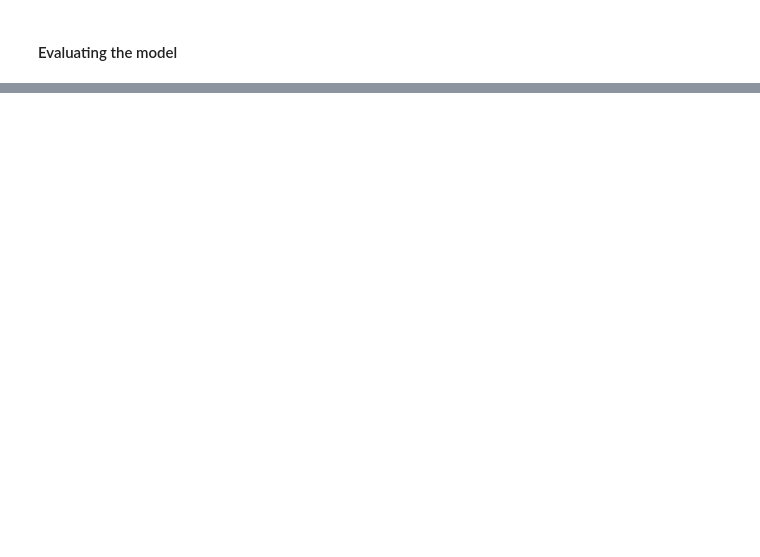
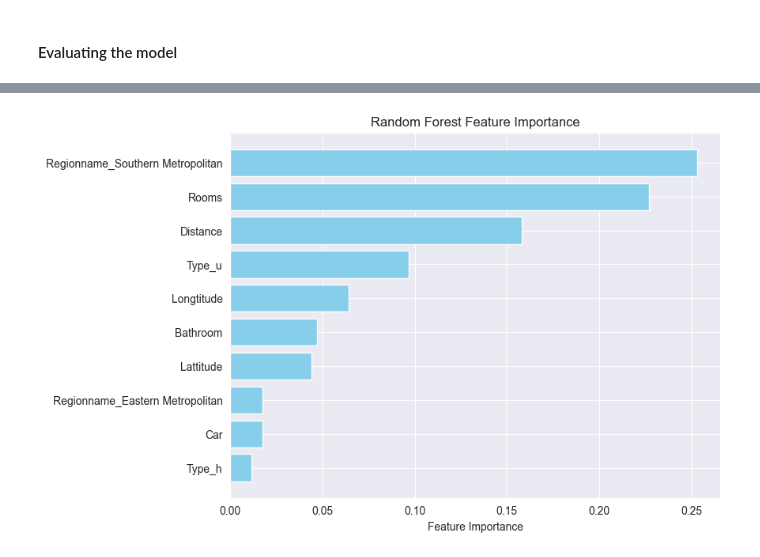
Before and after one commit to PLOTFINDER/aaa, a Jupyter notebook: main.ipynb, the cells around one changed output, grey strips where cells are left out. Saved outputs shown, nothing was run; the diff lists cells and outputs as text; code cells hidden in the pictures; blank space fills up the shorter version.

Commit message:
hyper params

```diff
--- a/main.ipynb
+++ b/main.ipynb
@@ -513,5 +530,3 @@ X_train.head()
-# %%
-y_train = y_train.astype("int")
 # %%
 from sklearn.model_selection import cross_val_score
 
@@ -598,0 +604,18 @@ print(model.predict(X_test.head()))
+# %%
+params = {
+    'model__n_estimators': [110, 120, 130, 140],
+    'model__max_depth': [ 7, 9],
+}
+
+print(random_forest)
+
+grid_search = GridSearchCV(estimator=random_forest, param_grid=params, cv=5, n_jobs=-1, verbose=2)
+
+grid_search.fit(X_train, y_train)
+
+y_pred = grid_search.predict(X_test)
+score = grid_search.score(X_test, y_test)
+mae = mean_absolute_error(y_test, y_pred)
+
+print(f'Best score: {score}')
+print(f'Best MAE: {mae}')
@@ -598,0 +640,38 @@ print(model.predict(X_test.head()))
+# %%
+rf_best = grid_search.best_estimator_
+
+def get_feature_names_from_pipeline(pipeline):
+    preprocessor = pipeline.named_steps['preprocessor']
+    feature_name_list = []
+    for name, transformer, cols in preprocessor.transformers_:
+        if hasattr(transformer, 'get_feature_names_out'):
+            transformed_names = transformer.get_feature_names_out(cols)
+            feature_name_list.extend(transformed_names)
+        else:
+            if cols is not None and cols != 'drop':
+                feature_name_list.extend(cols)
+    # Ensure the feature names match the model input
+    return feature_name_list
+
+
+rf_model = rf_best.named_steps['model']
+rf_features = get_feature_names_from_pipeline(rf_best)
+
+rf_importances = rf_model.feature_importances_
+
+rf_importance_df = pd.DataFrame({
+    'Feature': rf_features,
+    'Importance': rf_importances
+}).sort_values('Importance', ascending=False)
+
+# only show the top 10 features
+rf_importance_df = rf_importance_df.head(10)
+
+plt.figure(figsize=(8, 6))
+plt.barh(rf_importance_df['Feature'], rf_importance_df['Importance'], color='skyblue')
+plt.gca().invert_yaxis()
+plt.xlabel("Feature Importance")
+plt.title("Random Forest Feature Importance")
+plt.show()
+# %% [output]
+[figure, added]
```
Also changed, not shown: parts of 47 cells of this notebook.
